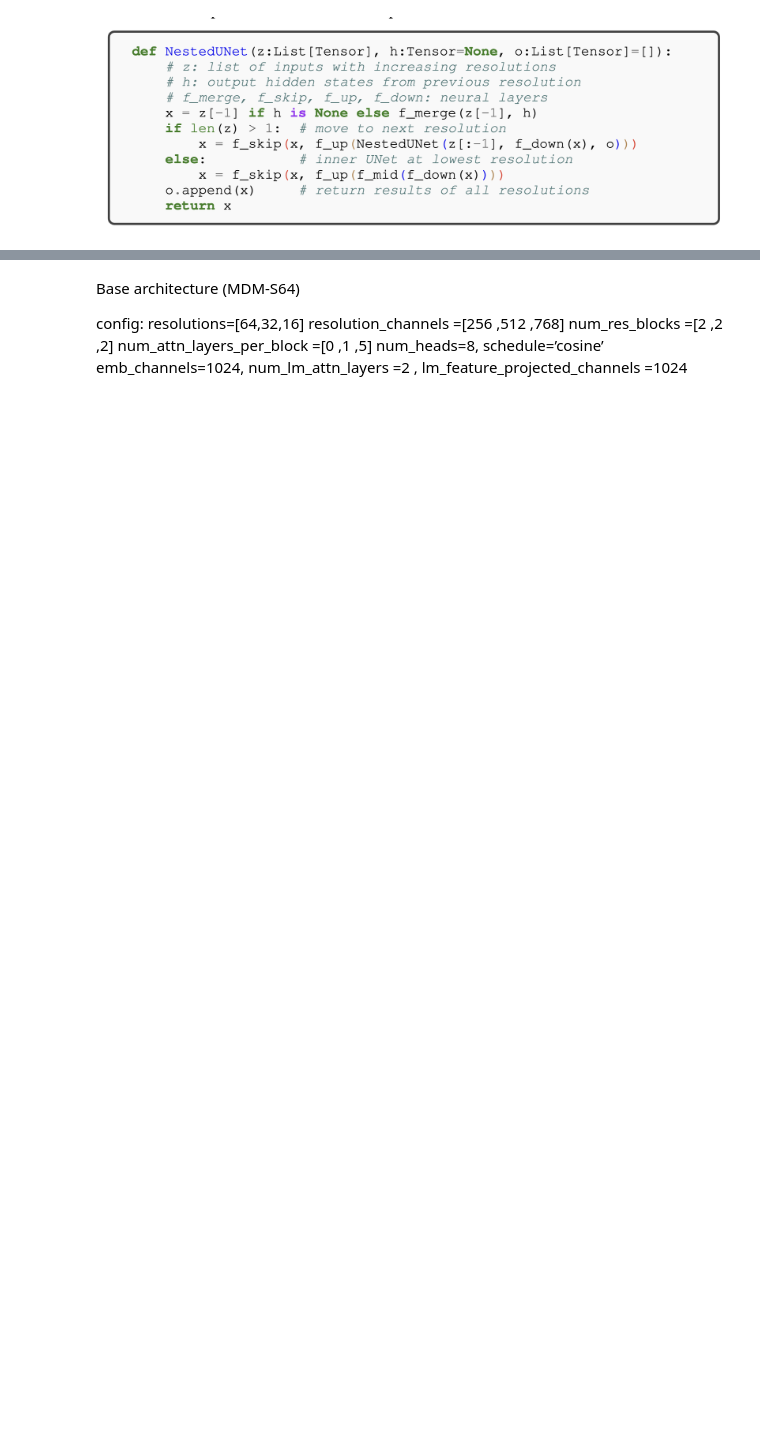
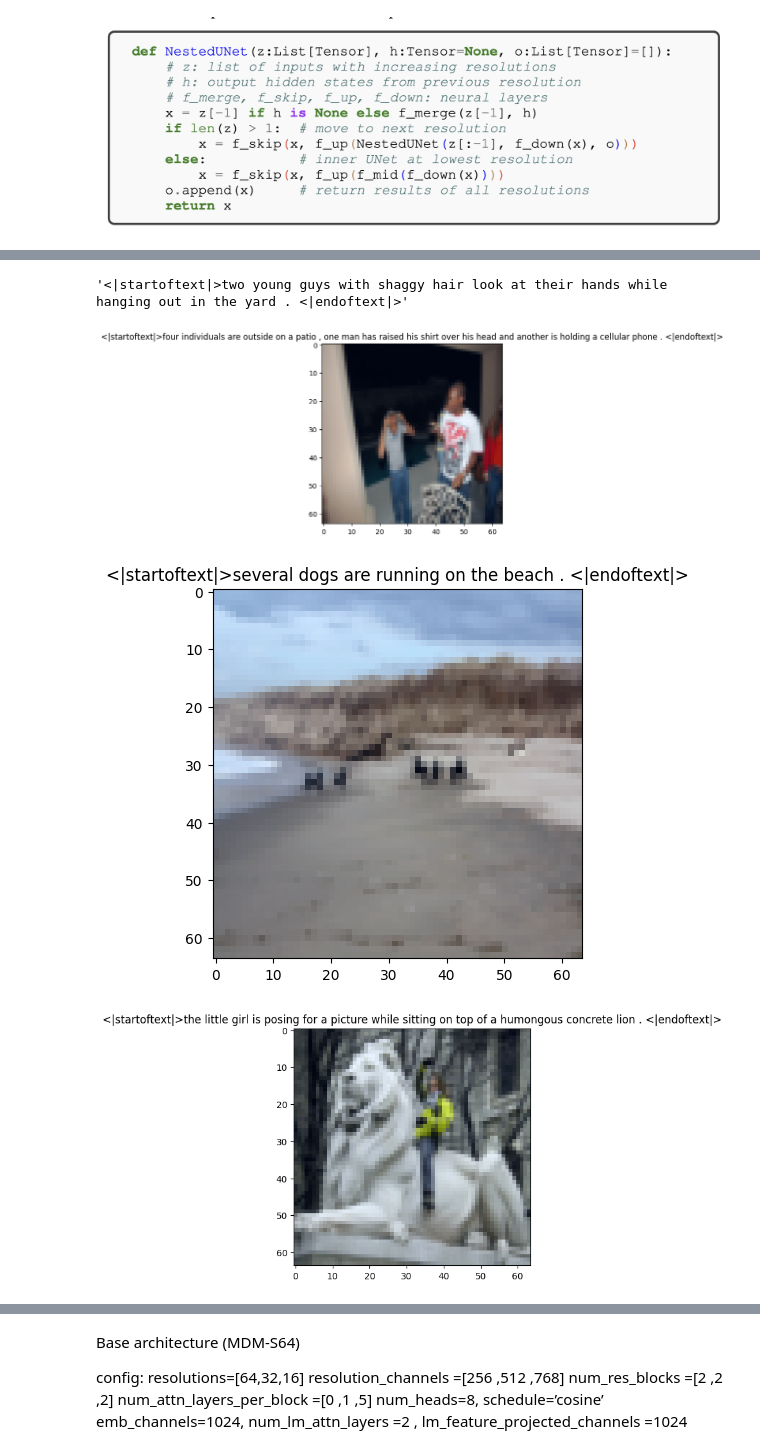
Before and after one commit to PavelPaha/Matryoshka-Diffusion, a Jupyter notebook: experiments/unet.ipynb, the cells around one changed output, grey strips where cells are left out. Drawn from its saved outputs; the diff is of its cells as text; code cells hidden in the pictures; blank space fills up the shorter version.

Commit message:
wip: forward pass Unet (не Nested) на Flirl30k с captioning

```diff
--- a/experiments/unet.ipynb
+++ b/experiments/unet.ipynb
@@ -101,0 +48,35 @@ def forward(z: List[torch.Tensor], h: torch.Tensor, o:List[torch.Tensor]):
+# %%
+tokenizer = dataset.tokenizer
+
+caption = dataset[0][1][0]['input_ids']
+
+tokenizer.decode(caption)
+# %% [output]
+'<|startoftext|>two young guys with shaggy hair look at their hands while hanging out in the yard . <|endoftext|>'
+# %%
+import matplotlib.pyplot as plt
+import random
+
+def show_img(img, caption):
+    img = img.permute(1, 2, 0)  # Изменение формата с (C,H,W) на (H,W,C)
+    plt.imshow(img)
+    plt.title(caption)
+    plt.show()
+
+
+def show_samples_separately(dataset, num_samples=5):
+    indices = random.sample(range(len(dataset)), num_samples)
+
+    for idx in indices:
+        img, captions = dataset[idx]
+
+        img = (img - img.min()) / (img.max() - img.min())
+
+        caption = tokenizer.decode(random.choice(captions)['input_ids'])[:200]
+        show_img(img, caption)
+
+show_samples_separately(dataset)
+# %% [output]
+[figure, added]
+[figure, added]
+[figure, added]
```
Also changed, not shown: parts of 42 cells of this notebook, 9 other files.
